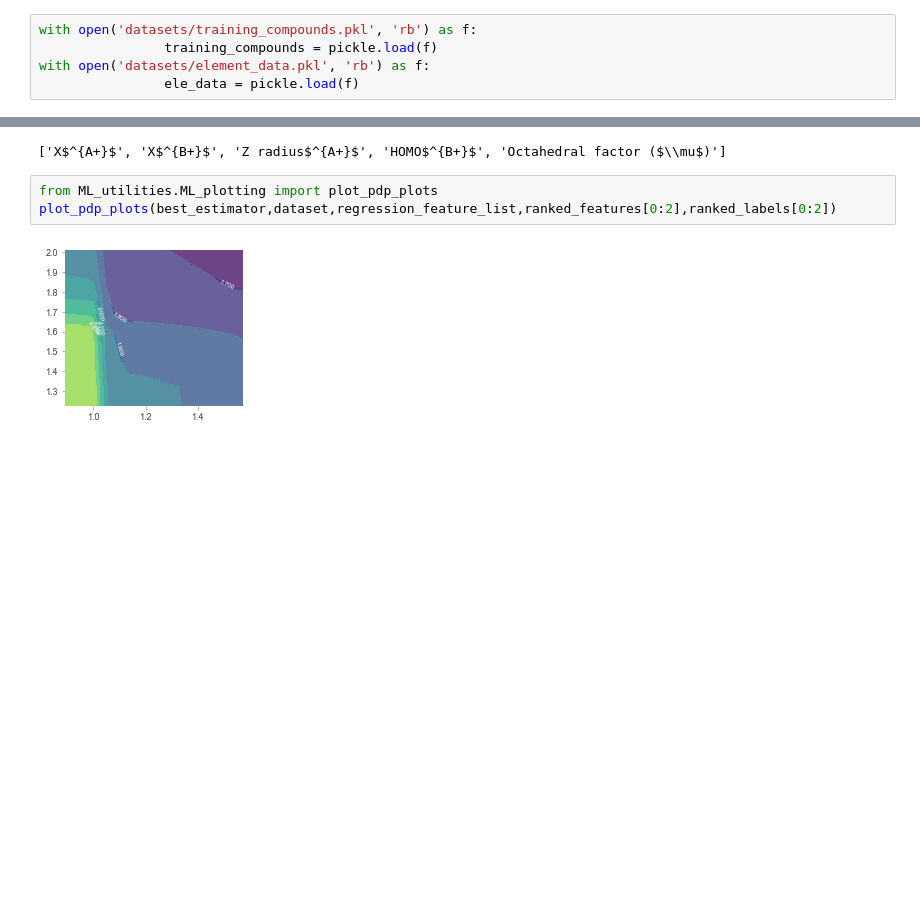
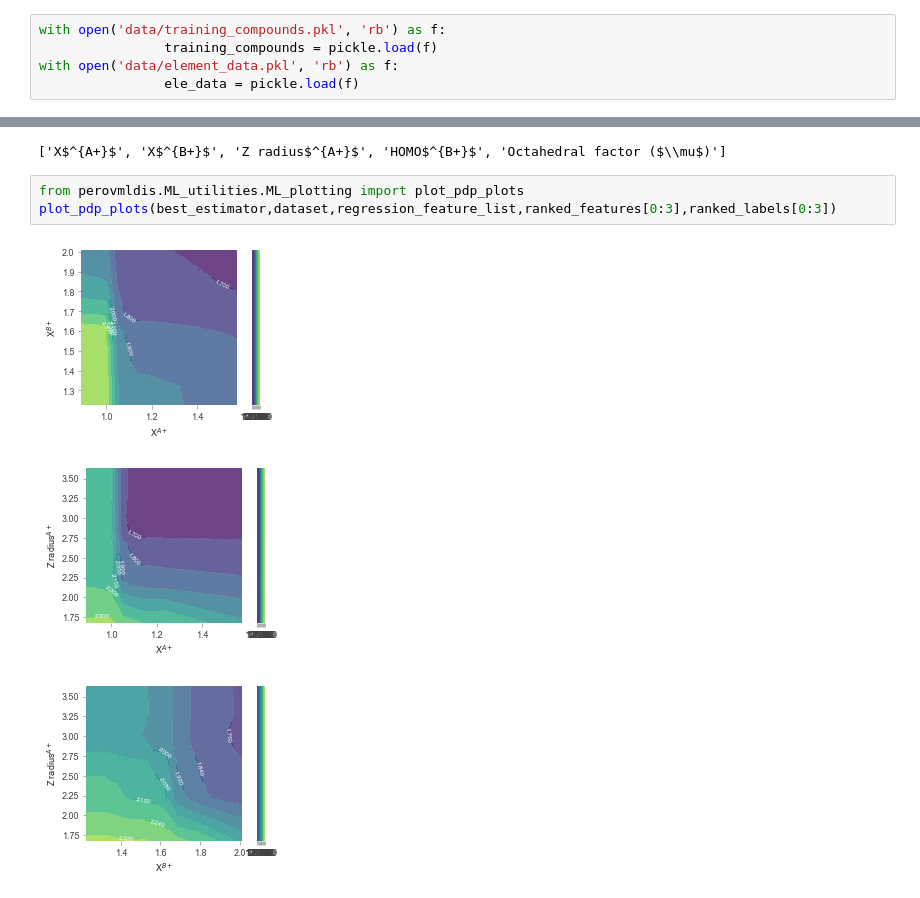
Before and after one commit to anjanatalapatra/perovskite_oxide_discovery, a Jupyter notebook: perovmldis.ipynb, the cells around one changed output, grey strips where cells are left out. Drawn from its saved outputs; the diff is of its cells as text; blank space fills up the shorter version.

```diff
--- a/perovmldis.ipynb
+++ b/perovmldis.ipynb
@@ -21,9 +21,9 @@ from data_utilities.generate_data import generate_feature_labels, csv_to_json, p
 # %% [markdown]
 ### We load our training compounds, element data and candidate compounds
 # %%
-with open('datasets/training_compounds.pkl', 'rb') as f:
+with open('data/training_compounds.pkl', 'rb') as f:
                 training_compounds = pickle.load(f)
-with open('datasets/element_data.pkl', 'rb') as f:
+with open('data/element_data.pkl', 'rb') as f:
                 ele_data = pickle.load(f)
 # %%
 ele_data['Al'].keys()
@@ -162,7 +168,9 @@ print(ranked_labels)
 # %% [output]
 ['X$^{A+}$', 'X$^{B+}$', 'Z radius$^{A+}$', 'HOMO$^{B+}$', 'Octahedral factor ($\\mu$)']
 # %%
-from ML_utilities.ML_plotting import plot_pdp_plots
-plot_pdp_plots(best_estimator,dataset,regression_feature_list,ranked_features[0:2],ranked_labels[0:2])
+from perovmldis.ML_utilities.ML_plotting import plot_pdp_plots
+plot_pdp_plots(best_estimator,dataset,regression_feature_list,ranked_features[0:3],ranked_labels[0:3])
 # %% [output]
-[figure, old version]
+[figure, new version]
+[figure, added]
+[figure, added]
```
Also changed, not shown: parts of 8 cells of this notebook.
